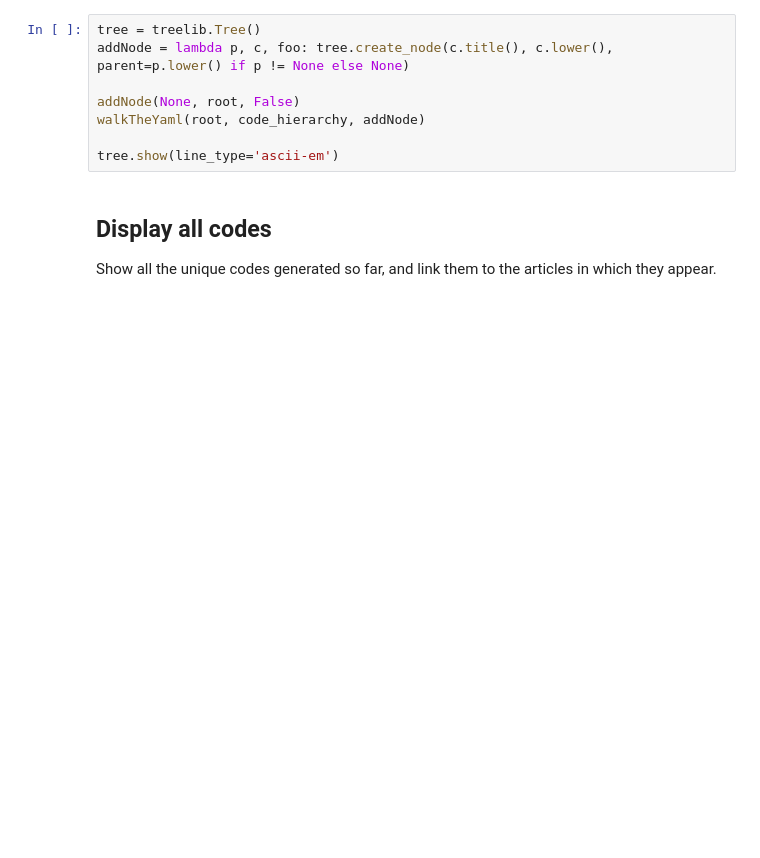
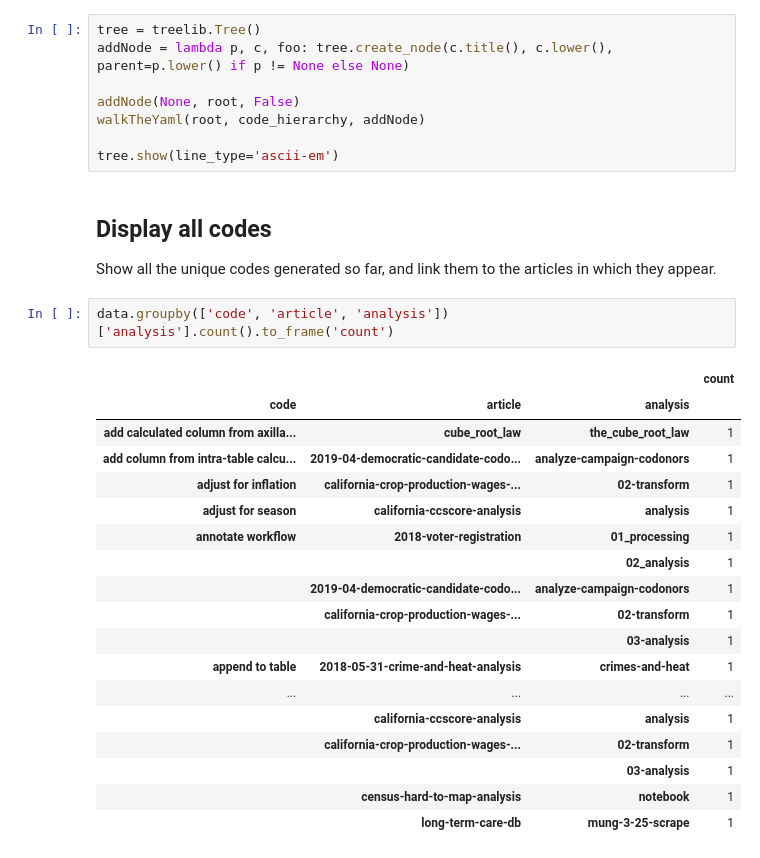
Before and after one commit to steve-kasica/table-scraps, a Jupyter notebook: codebook.ipynb, the cells around one changed output. Saved outputs shown, nothing was run; the diff lists cells and outputs as text; blank space fills up the shorter version.

```diff
--- a/codebook.ipynb
+++ b/codebook.ipynb
@@ -118,6 +154,27 @@ tree.show(line_type='ascii-em')
 ## Display all codes
 
 Show all the unique codes generated so far, and link them to the articles in which they appear.
+# %%
+data.groupby(['code', 'article', 'analysis'])['analysis'].count().to_frame('count')
+# %% [output]
+|  |  |  | count |
+| code | article | analysis |  |
+| add calculated column from axilla... | cube_root_law | the_cube_root_law | 1 |
+| add column from intra-table calcu... | 2019-04-democratic-candidate-codo... | analyze-campaign-codonors | 1 |
+| adjust for inflation | california-crop-production-wages-... | 02-transform | 1 |
+| adjust for season | california-ccscore-analysis | analysis | 1 |
+| annotate workflow | 2018-voter-registration | 01_processing | 1 |
+|  |  | 02_analysis | 1 |
+|  | 2019-04-democratic-candidate-codo... | analyze-campaign-codonors | 1 |
+|  | california-crop-production-wages-... | 02-transform | 1 |
+|  |  | 03-analysis | 1 |
+| append to table | 2018-05-31-crime-and-heat-analysis | crimes-and-heat | 1 |
+| ... | ... | ... | ... |
+|  | california-ccscore-analysis | analysis | 1 |
+|  | california-crop-production-wages-... | 02-transform | 1 |
+|  |  | 03-analysis | 1 |
+|  | census-hard-to-map-analysis | notebook | 1 |
+|  | long-term-care-db | mung-3-25-scrape | 1 |
 # %%
 data['mark'] = '✔'
 
```
Also changed, not shown: parts of 10 cells of this notebook, 2 other files.
